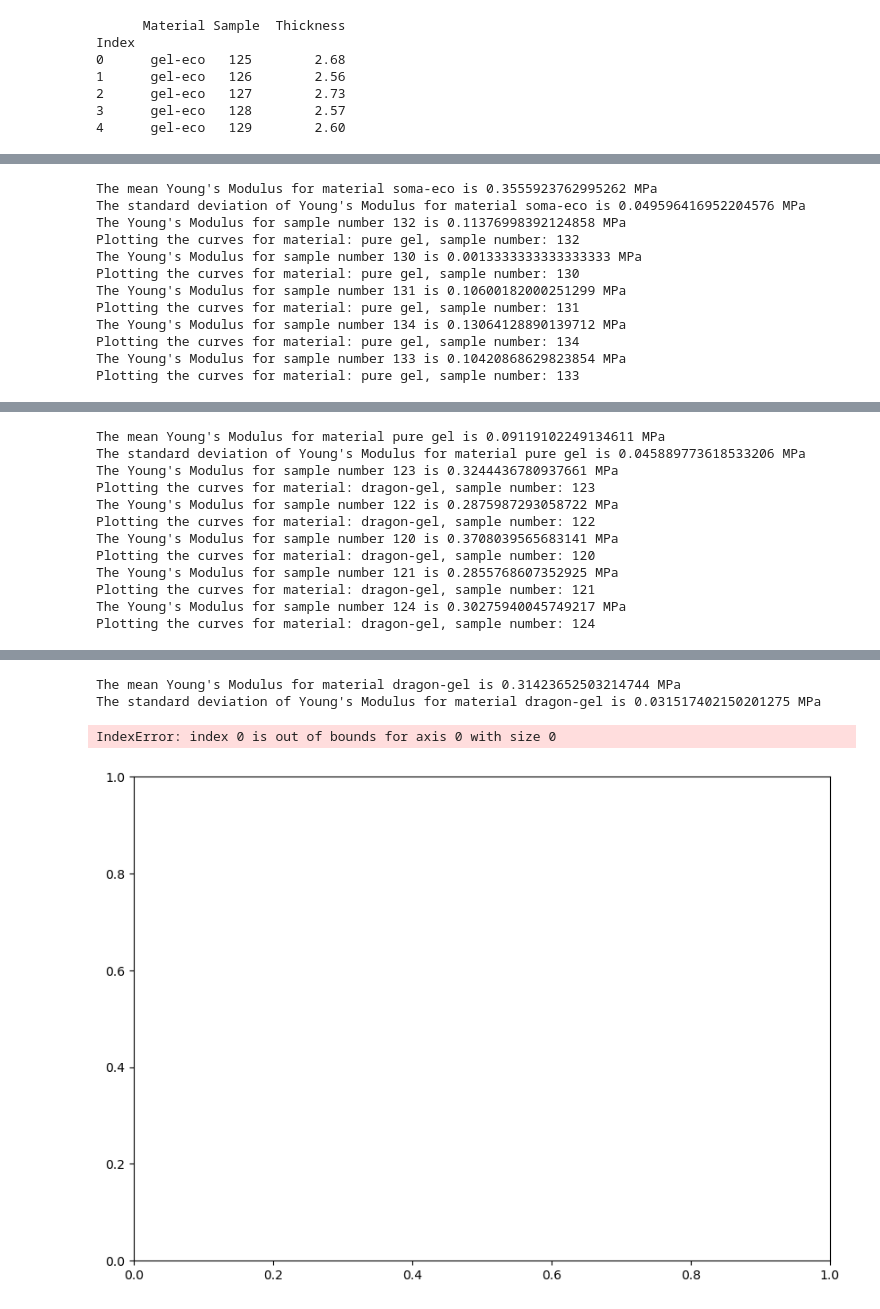
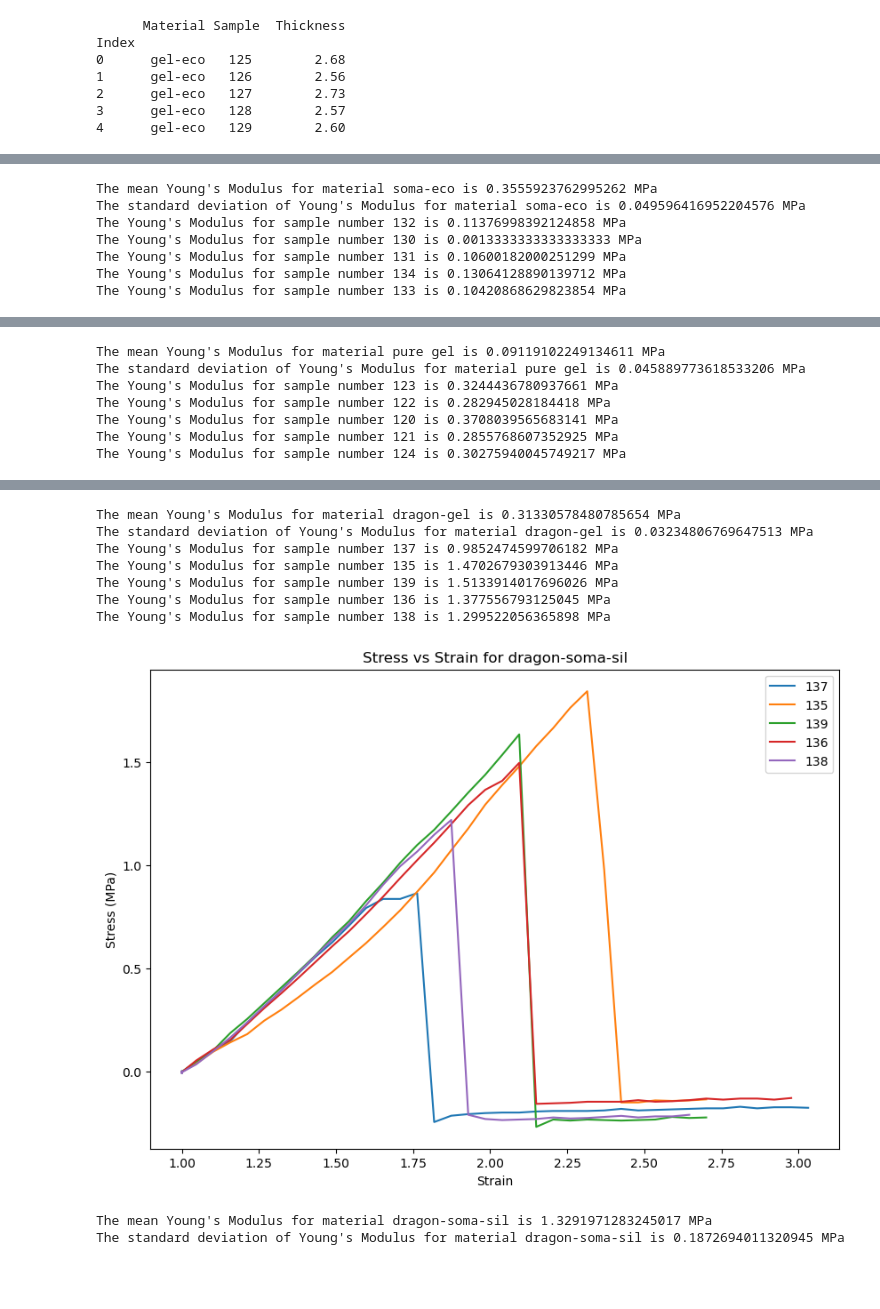
Before and after one commit to te5msride/materials_comparison, a Jupyter notebook: materials_comparison_fix.ipynb, the cells around one changed output, grey strips where cells are left out. Saved outputs shown, nothing was run; the diff lists cells and outputs as text; code cells hidden in the pictures; blank space fills up the shorter version.

```diff
--- a/materials_comparison_fix.ipynb
+++ b/materials_comparison_fix.ipynb
@@ -310,10 +282,11 @@ The standard deviation of Young's Modulus for material gel-eco is 0.022731319813
 # %%
 # Call the function with specific material names and the lookup table
-process_and_plot_dataframes('gel-eco', lookup_table, thickness_df)
-process_and_plot_dataframes('gel-dragon-soma', lookup_table, thickness_df)
-process_and_plot_dataframes('soma-eco', lookup_table, thickness_df)
-process_and_plot_dataframes('pure gel', lookup_table, thickness_df)
-process_and_plot_dataframes('dragon-gel', lookup_table, thickness_df)
-process_and_plot_dataframes('sil-eco', lookup_table, thickness_df)
+gel_eco_data, gel_eco_mean, gel_eco_std = process_and_plot_dataframes('gel-eco', lookup_table, thickness_df)
+gel_dragon_soma_data, gel_dragon_soma_mean, gel_dragon_soma_std = process_and_plot_dataframes('gel-dragon-soma', lookup_table, thickness_df)
+soma_eco_data, soma_eco_mean, soma_eco_std = process_and_plot_dataframes('soma-eco', lookup_table, thickness_df)
+pure_gel_data, pure_gel_mean, pure_gel_std = process_and_plot_dataframes('pure gel', lookup_table, thickness_df)
+dragon_gel_data, dragon_gel_mean, dragon_gel_std = process_and_plot_dataframes('dragon-gel', lookup_table, thickness_df)
+dragon_soma_sil_data, dragon_soma_sil_mean, dragon_soma_sil_std = process_and_plot_dataframes('dragon-soma-sil', lookup_table, thickness_df)
+# process_and_plot_dataframes('sil-eco', lookup_table, thickness_df)
 # %% [output]
 The Young's Modulus for sample number 125 is 0.2358720111533765 MPa
@@ -359,31 +315,27 @@ Plotting the curves for material: soma-eco, sample number: 115
 [figure]
 The mean Young's Modulus for material soma-eco is 0.3555923762995262 MPa
 The standard deviation of Young's Modulus for material soma-eco is 0.049596416952204576 MPa
 The Young's Modulus for sample number 132 is 0.11376998392124858 MPa
-Plotting the curves for material: pure gel, sample number: 132
 The Young's Modulus for sample number 130 is 0.0013333333333333333 MPa
-Plotting the curves for material: pure gel, sample number: 130
 The Young's Modulus for sample number 131 is 0.10600182000251299 MPa
-Plotting the curves for material: pure gel, sample number: 131
 The Young's Modulus for sample number 134 is 0.13064128890139712 MPa
-Plotting the curves for material: pure gel, sample number: 134
 The Young's Modulus for sample number 133 is 0.10420868629823854 MPa
-Plotting the curves for material: pure gel, sample number: 133
 [figure]
 The mean Young's Modulus for material pure gel is 0.09119102249134611 MPa
 The standard deviation of Young's Modulus for material pure gel is 0.045889773618533206 MPa
 The Young's Modulus for sample number 123 is 0.3244436780937661 MPa
-Plotting the curves for material: dragon-gel, sample number: 123
-The Young's Modulus for sample number 122 is 0.2875987293058722 MPa
-Plotting the curves for material: dragon-gel, sample number: 122
+The Young's Modulus for sample number 122 is 0.282945028184418 MPa
 The Young's Modulus for sample number 120 is 0.3708039565683141 MPa
-Plotting the curves for material: dragon-gel, sample number: 120
 The Young's Modulus for sample number 121 is 0.2855768607352925 MPa
-Plotting the curves for material: dragon-gel, sample number: 121
 The Young's Modulus for sample number 124 is 0.30275940045749217 MPa
-Plotting the curves for material: dragon-gel, sample number: 124
 [figure]
-The mean Young's Modulus for material dragon-gel is 0.31423652503214744 MPa
-The standard deviation of Young's Modulus for material dragon-gel is 0.031517402150201275 MPa
+The mean Young's Modulus for material dragon-gel is 0.31330578480785654 MPa
+The standard deviation of Young's Modulus for material dragon-gel is 0.03234806769647513 MPa
+The Young's Modulus for sample number 137 is 0.9852474599706182 MPa
+The Young's Modulus for sample number 135 is 1.4702679303913446 MPa
+The Young's Modulus for sample number 139 is 1.5133914017696026 MPa
+The Young's Modulus for sample number 136 is 1.377556793125045 MPa
+The Young's Modulus for sample number 138 is 1.299522056365898 MPa
+[figure, new version]
-IndexError: index 0 is out of bounds for axis 0 with size 0
+The mean Young's Modulus for material dragon-soma-sil is 1.3291971283245017 MPa
+The standard deviation of Young's Modulus for material dragon-soma-sil is 0.1872694011320945 MPa
-[figure, old version]
```
Also changed, not shown: parts of 6 cells of this notebook, 1 other file.
